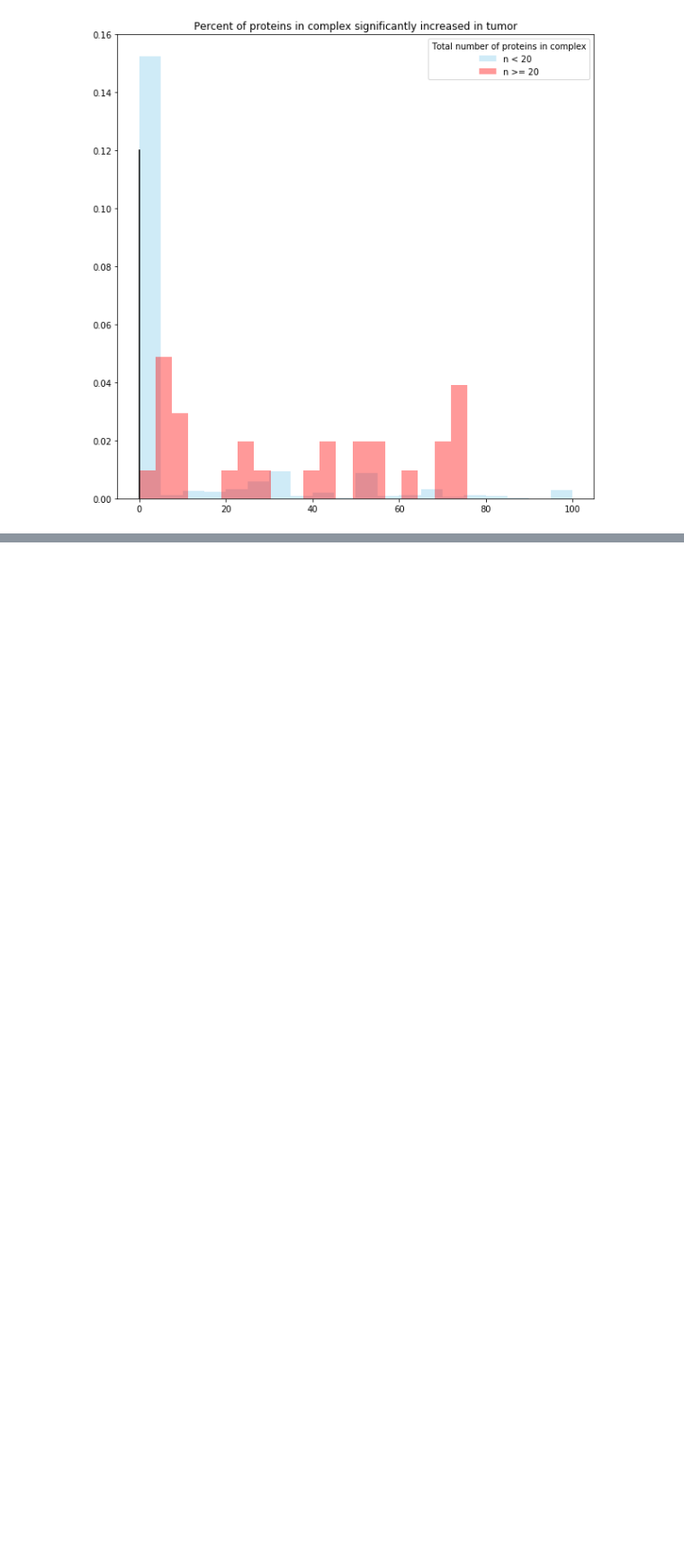
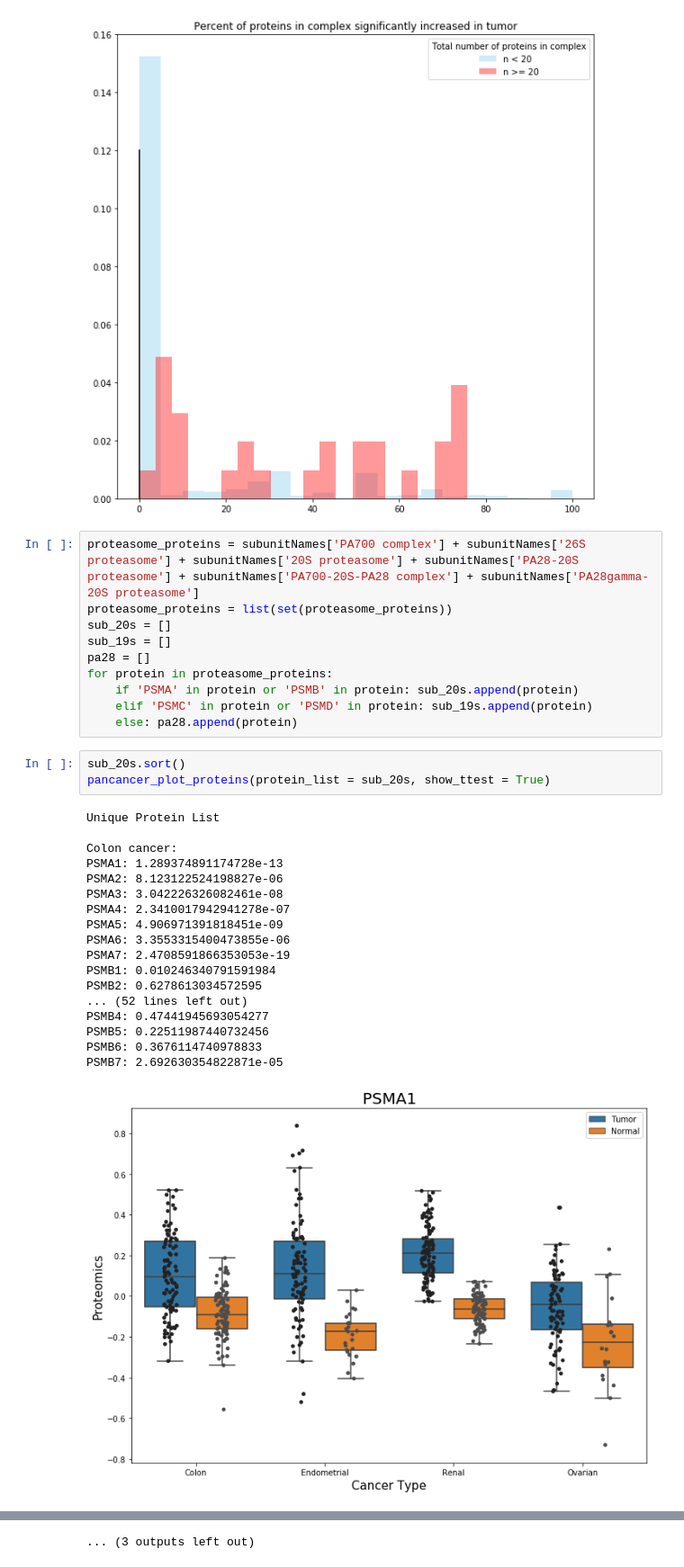
Before and after one commit to PayneLab/ProteinComplexes, a Jupyter notebook: Pancancer_Exploration/Explore_Expression_Changes.ipynb, the cells around one changed output, grey strips where cells are left out. Shown at 90% size. Drawn from its saved outputs; the diff is of its cells as text; blank space fills up the shorter version.

Commit message:
Further exploration (proteasome)

```diff
--- a/Pancancer_Exploration/Explore_Expression_Changes.ipynb
+++ b/Pancancer_Exploration/Explore_Expression_Changes.ipynb
@@ -145,3 +145,35 @@ ov_results
 make_histogram(ov_results, size_cutoffs = [20], norm = True, show_complex = 'Condensin I complex')
 # %% [output]
 [figure]
+# %%
+proteasome_proteins = subunitNames['PA700 complex'] + subunitNames['26S proteasome'] + subunitNames['20S proteasome'] + subunitNames['PA28-20S proteasome'] + subunitNames['PA700-20S-PA28 complex'] + subunitNames['PA28gamma-20S proteasome']
+proteasome_proteins = list(set(proteasome_proteins))
+sub_20s = []
+sub_19s = []
+pa28 = []
+for protein in proteasome_proteins:
+    if 'PSMA' in protein or 'PSMB' in protein: sub_20s.append(protein)
+    elif 'PSMC' in protein or 'PSMD' in protein: sub_19s.append(protein)
+    else: pa28.append(protein)
+# %%
+sub_20s.sort()
+pancancer_plot_proteins(protein_list = sub_20s, show_ttest = True)
+# %% [output]
+Unique Protein List
+
+Colon cancer:
+PSMA1: 1.289374891174728e-13
+PSMA2: 8.123122524198827e-06
+PSMA3: 3.042226326082461e-08
+PSMA4: 2.3410017942941278e-07
+PSMA5: 4.906971391818451e-09
+PSMA6: 3.3553315400473855e-06
+PSMA7: 2.4708591866353053e-19
+PSMB1: 0.010246340791591984
+PSMB2: 0.6278613034572595
+... (52 lines left out)
+PSMB4: 0.47441945693054277
+PSMB5: 0.22511987440732456
+PSMB6: 0.3676114740978833
+PSMB7: 2.692630354822871e-05
+[figure, added]
@@ -147,0 +190 @@ make_histogram(ov_results, size_cutoffs = [20], norm = True, show_complex = 'Con
+... (3 outputs left out)
```
Also changed, not shown: parts of 1 cell of this notebook, 1 other file.
